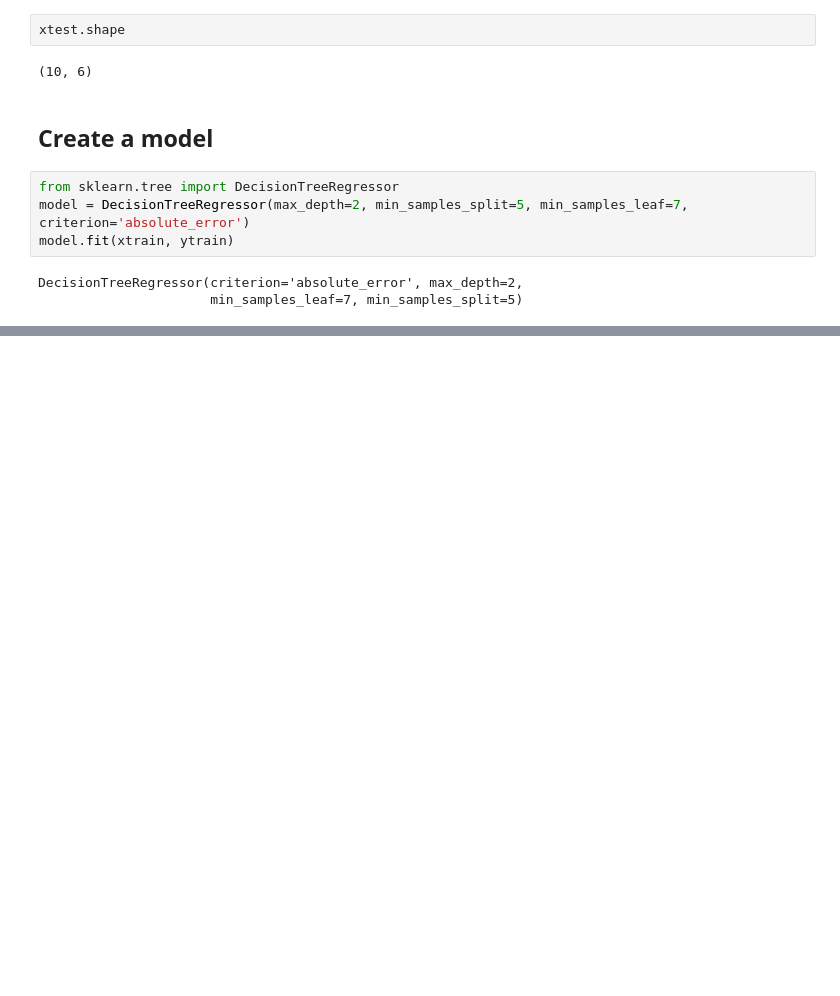
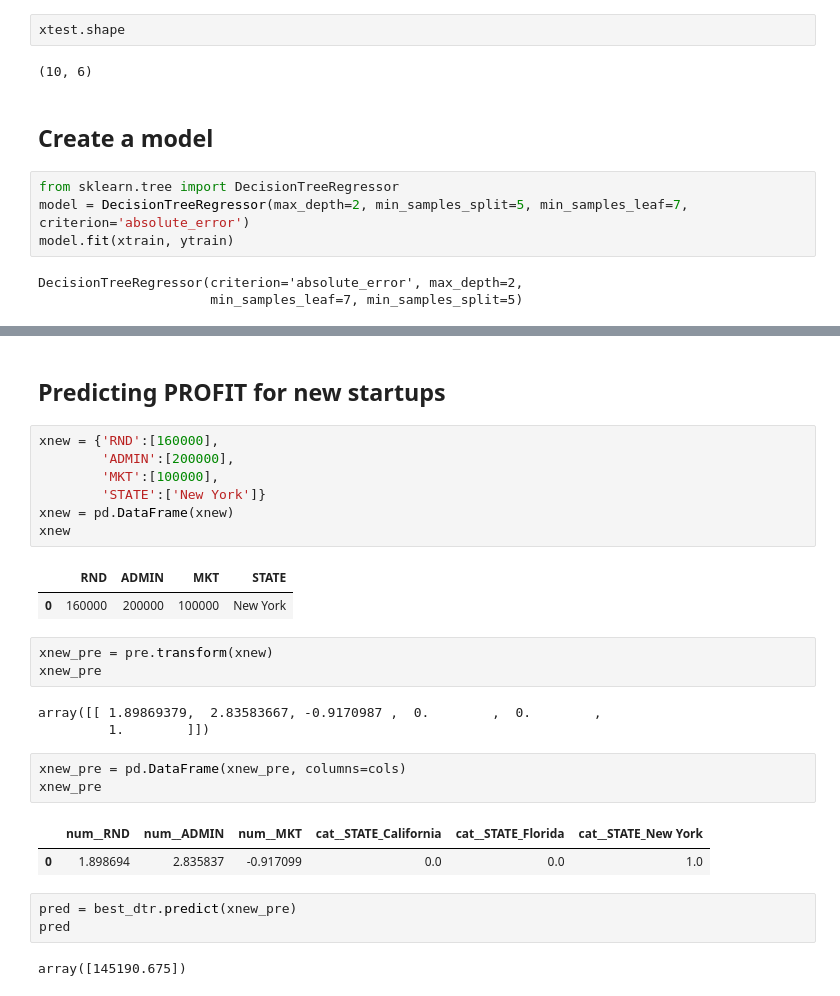
Before and after one commit to Tanay123444/VS-code-Etlhive, a Jupyter notebook: DTR/DTR.ipynb, the cells around one changed output, grey strips where cells are left out. Saved outputs shown, nothing was run; the diff lists cells and outputs as text; blank space fills up the shorter version.

```diff
--- a/DTR/DTR.ipynb
+++ b/DTR/DTR.ipynb
@@ -150,0 +253,29 @@ DecisionTreeRegressor(criterion='absolute_error', max_depth=2,
+# %% [markdown]
+## Predicting PROFIT for new startups
+# %%
+xnew = {'RND':[160000],
+        'ADMIN':[200000],
+        'MKT':[100000],
+        'STATE':['New York']}
+xnew = pd.DataFrame(xnew)
+xnew
+# %% [output]
+|  | RND | ADMIN | MKT | STATE |
+| 0 | 160000 | 200000 | 100000 | New York |
+# %%
+xnew_pre = pre.transform(xnew)
+xnew_pre
+# %% [output]
+array([[ 1.89869379,  2.83583667, -0.9170987 ,  0.        ,  0.        ,
+         1.        ]])
+# %%
+xnew_pre = pd.DataFrame(xnew_pre, columns=cols)
+xnew_pre
+# %% [output]
+|  | num__RND | num__ADMIN | num__MKT | cat__STATE_California | cat__STATE_Florida | cat__STATE_New York |
+| 0 | 1.898694 | 2.835837 | -0.917099 | 0.0 | 0.0 | 1.0 |
+# %%
+pred = best_dtr.predict(xnew_pre)
+pred
+# %% [output]
+array([145190.675])
```
Also changed, not shown: parts of 19 cells of this notebook, 1 other file.
